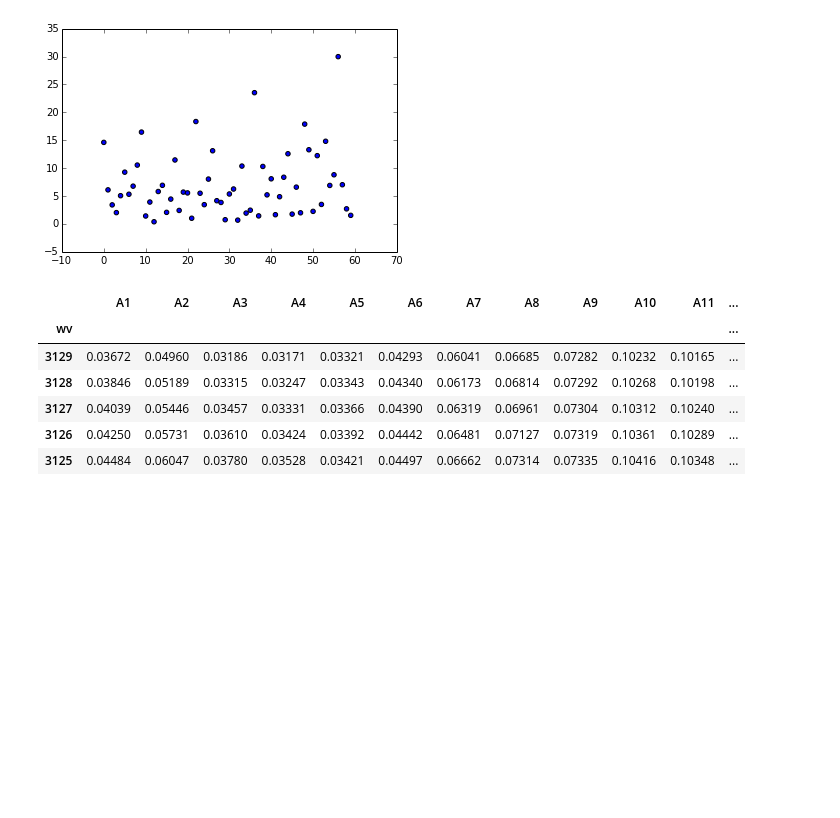
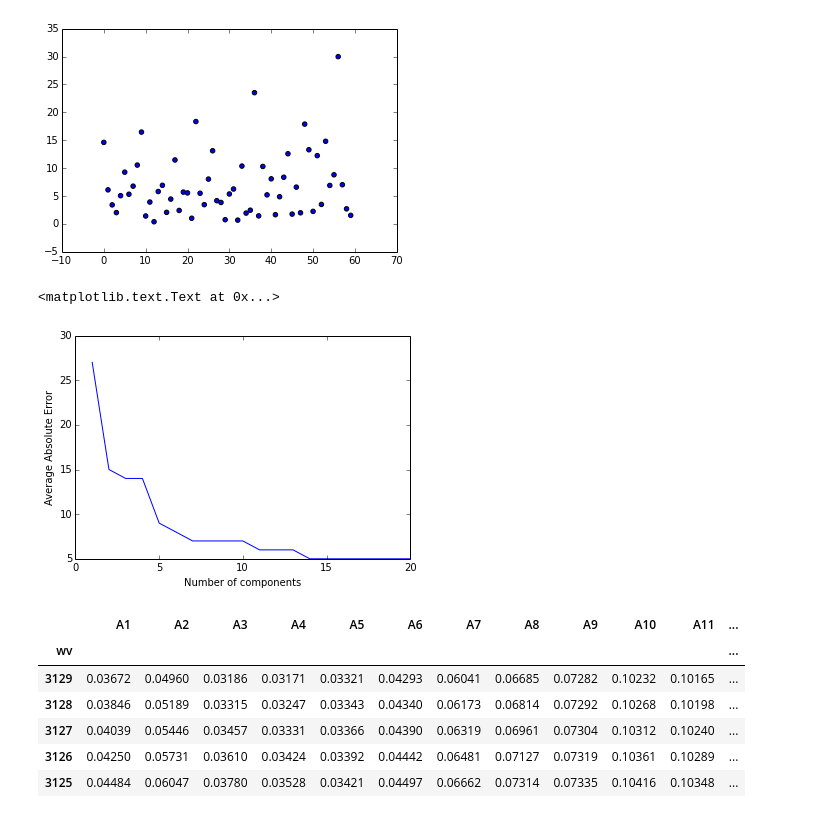
Before and after one commit to BrandonJvV/OctaneNumber, a Jupyter notebook: OctanePrediction.ipynb, the cells around one changed output. Cells and saved outputs as stored; diff of their text form; code cells hidden in the pictures; blank space fills up the shorter version.

Commit message:
Absolute error graph vs component number.

```diff
--- a/OctanePrediction.ipynb
+++ b/OctanePrediction.ipynb
@@ -139,6 +139,37 @@ for i in error:
 108-38-3
 103-65-1
 [figure]
+# %%
+errors = []
+
+for n in linspace(1,20,20):
+    n = int(n)
+    xpca, myPca = spec_utils.pca_data(means.transpose(), n)
+    pca_df = spec_utils.pca_dataFrame(xpca, spectra)
+
+    full_df = ON.join(pca_df.T)
+
+    machine = full_df.ix[:,1:]
+    machine.index.name = 'CAS'
+    machine.columns = ['C%i' % i for i in machine.columns]
+    machine = machine.join(prop.ix[:,1:2])
+    machine = machine.join(prop.ix[:,3:4])
+
+    clf.fit(machine, full_df['RON'])
+
+    pre_ron = clf.predict(machine)
+
+    avg_err = int(sum(abs(full_df['RON'] - pre_ron)))/len(pre_ron)
+
+
+    errors.append(avg_err)
+
+plot(linspace(1,20,20),errors)
+xlabel('Number of components')
+ylabel('Average Absolute Error')
+# %% [output]
+<matplotlib.text.Text at 0x...>
+[figure, added]
 # %%
 samples = pandas.read_csv(os.path.join(datadir, 'FTIR Spectra Sasol blends B1-B14.csv'))
 samples.index = samples['wv']
```
Also changed, not shown: parts of 2 cells of this notebook.
